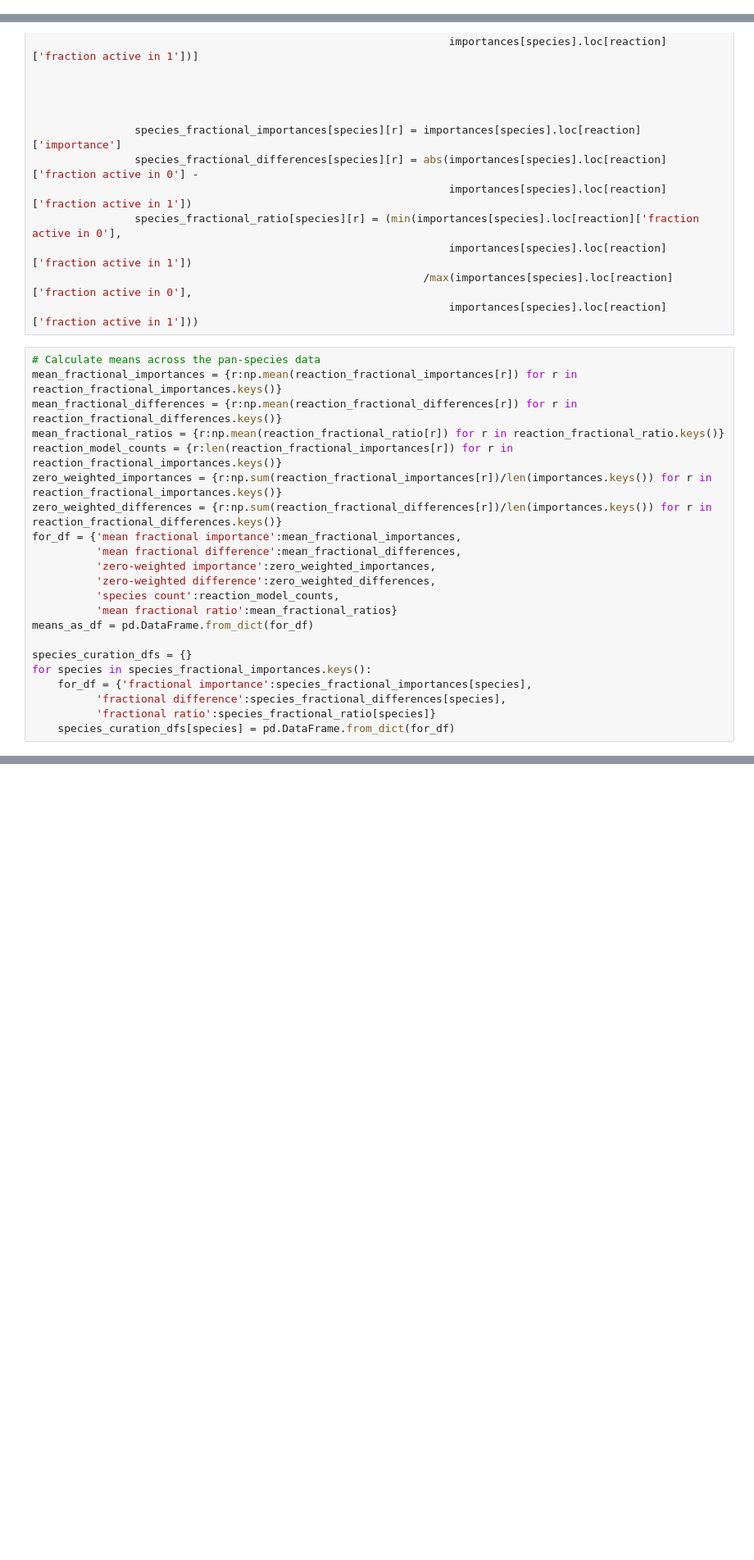
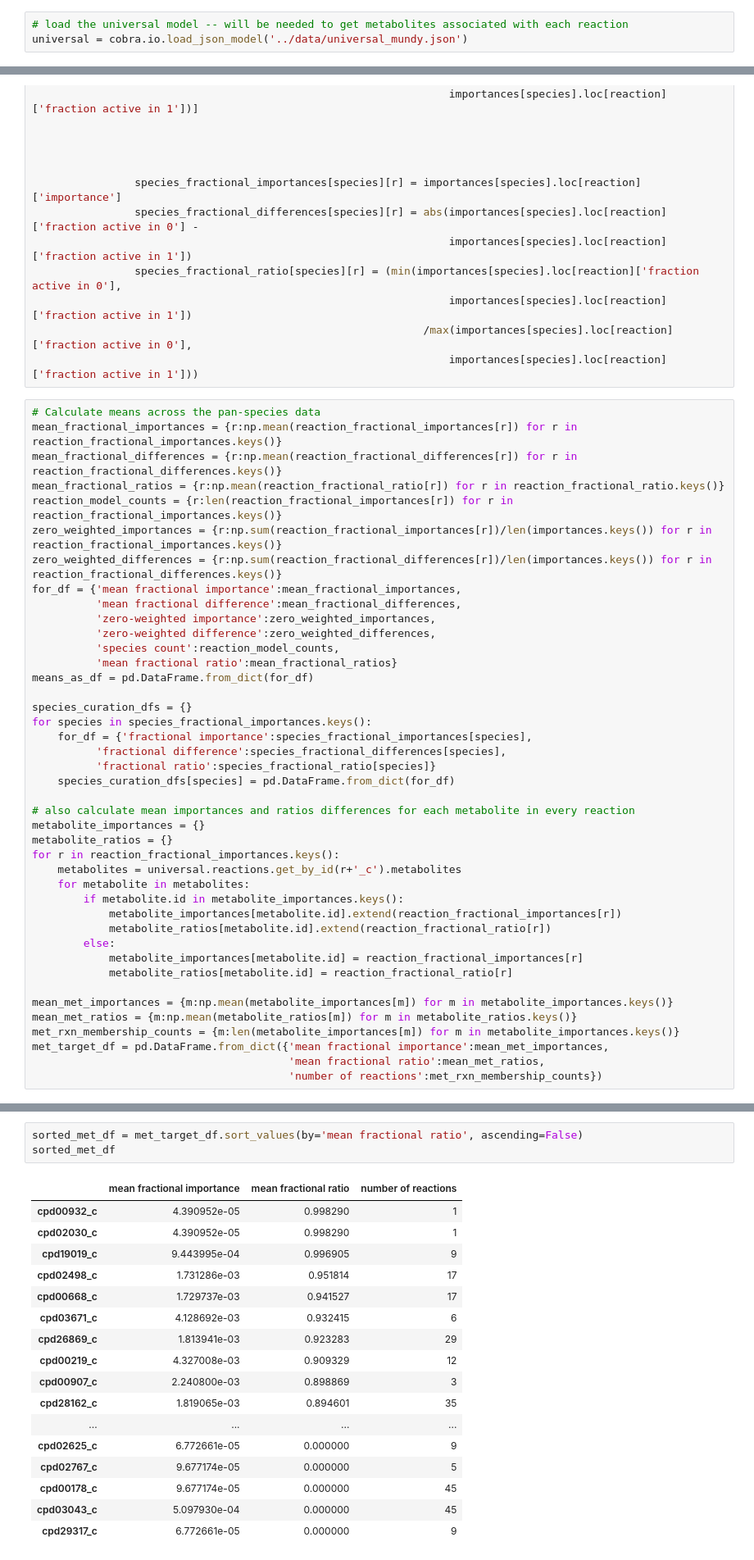
Before and after one commit to gregmedlock/ssl_ensembles, a Jupyter notebook: bin/curation_targets.ipynb, the cells around one changed output, grey strips where cells are left out. Shown at 82% size. Drawn from its saved outputs; the diff is of its cells as text; blank space fills up the shorter version.

```diff
--- a/bin/curation_targets.ipynb
+++ b/bin/curation_targets.ipynb
@@ -11,6 +11,9 @@ import numpy as np
 import matplotlib.pyplot as plt
 import matplotlib
 %matplotlib inline
+# %%
+# load the universal model -- will be needed to get metabolites associated with each reaction
+universal = cobra.io.load_json_model('../data/universal_mundy.json')
 # %%
 ensembles = {}
 importances = {}
@@ -131,3 +134,23 @@ for species in species_fractional_importances.keys():
           'fractional difference':species_fractional_differences[species],
           'fractional ratio':species_fractional_ratio[species]}
     species_curation_dfs[species] = pd.DataFrame.from_dict(for_df)
+
+# also calculate mean importances and ratios differences for each metabolite in every reaction
+metabolite_importances = {}
+metabolite_ratios = {}
+for r in reaction_fractional_importances.keys():
+    metabolites = universal.reactions.get_by_id(r+'_c').metabolites
+    for metabolite in metabolites:
+        if metabolite.id in metabolite_importances.keys():
+            metabolite_importances[metabolite.id].extend(reaction_fractional_importances[r])
+            metabolite_ratios[metabolite.id].extend(reaction_fractional_ratio[r])
+        else:
+            metabolite_importances[metabolite.id] = reaction_fractional_importances[r]
+            metabolite_ratios[metabolite.id] = reaction_fractional_ratio[r]
+
+mean_met_importances = {m:np.mean(metabolite_importances[m]) for m in metabolite_importances.keys()}
+mean_met_ratios = {m:np.mean(metabolite_ratios[m]) for m in metabolite_ratios.keys()}
+met_rxn_membership_counts = {m:len(metabolite_importances[m]) for m in metabolite_importances.keys()}
+met_target_df = pd.DataFrame.from_dict({'mean fractional importance':mean_met_importances,
+                                        'mean fractional ratio':mean_met_ratios,
+                                        'number of reactions':met_rxn_membership_counts})
@@ -192 +326,22 @@ sorted_df
 1128 rows × 6 columns
+# %%
+sorted_met_df = met_target_df.sort_values(by='mean fractional ratio', ascending=False)
+sorted_met_df
+# %% [output]
+|  | mean fractional importance | mean fractional ratio | number of reactions |
+| cpd00932_c | 4.390952e-05 | 0.998290 | 1 |
+| cpd02030_c | 4.390952e-05 | 0.998290 | 1 |
+| cpd19019_c | 9.443995e-04 | 0.996905 | 9 |
+| cpd02498_c | 1.731286e-03 | 0.951814 | 17 |
+| cpd00668_c | 1.729737e-03 | 0.941527 | 17 |
+| cpd03671_c | 4.128692e-03 | 0.932415 | 6 |
+| cpd26869_c | 1.813941e-03 | 0.923283 | 29 |
+| cpd00219_c | 4.327008e-03 | 0.909329 | 12 |
+| cpd00907_c | 2.240800e-03 | 0.898869 | 3 |
+| cpd28162_c | 1.819065e-03 | 0.894601 | 35 |
+| ... | ... | ... | ... |
+| cpd02625_c | 6.772661e-05 | 0.000000 | 9 |
+| cpd02767_c | 9.677174e-05 | 0.000000 | 5 |
+| cpd00178_c | 9.677174e-05 | 0.000000 | 45 |
+| cpd03043_c | 5.097930e-04 | 0.000000 | 45 |
+| cpd29317_c | 6.772661e-05 | 0.000000 | 9 |
```
Also changed, not shown: parts of 7 cells of this notebook, 5 other files.
